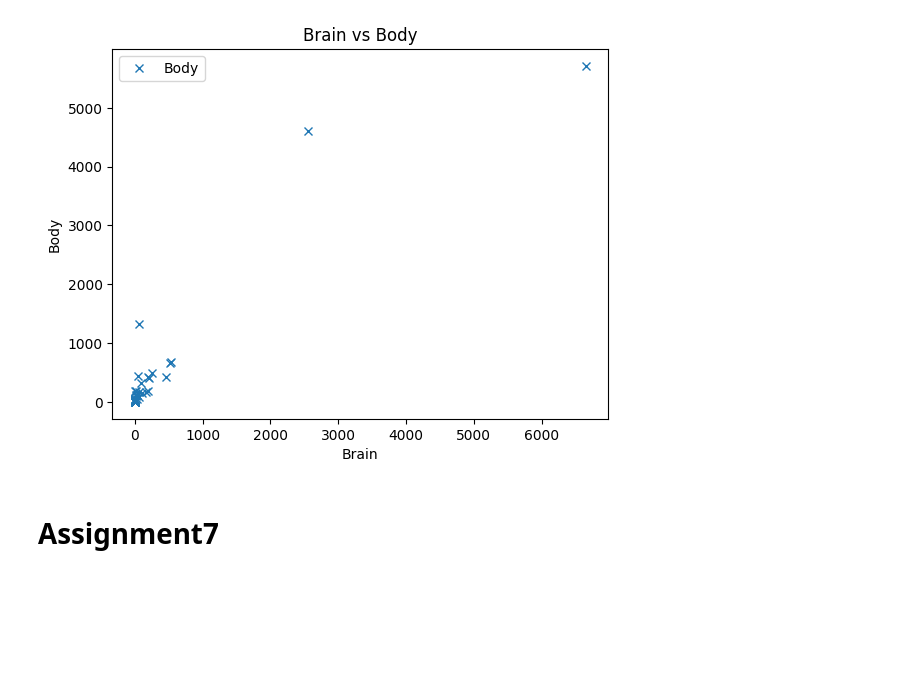
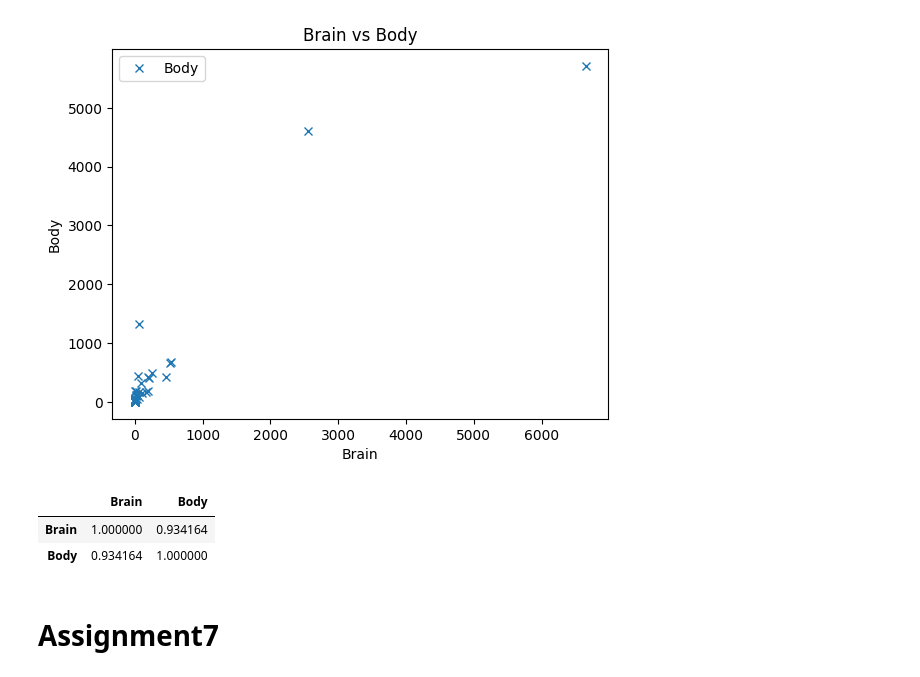
Before and after one commit to Harish-aditya/Linear-regresssion-tasks, a Jupyter notebook: Assignment5_6_7.ipynb, the cells around one changed output. Saved outputs shown, nothing was run; the diff lists cells and outputs as text; code cells hidden in the pictures; blank space fills up the shorter version.

Commit message:
Brain

```diff
--- a/Assignment5_6_7.ipynb
+++ b/Assignment5_6_7.ipynb
@@ -154,6 +154,12 @@ plt.ylabel('Body')
 plt.show()
 # %% [output]
 [figure]
+# %%
+df.corr()
+# %% [output]
+|  | Brain | Body |
+| Brain | 1.000000 | 0.934164 |
+| Body | 0.934164 | 1.000000 |
 # %% [markdown]
 # Assignment7
 # %% [markdown]
```
Also changed, not shown: parts of 8 cells of this notebook.
